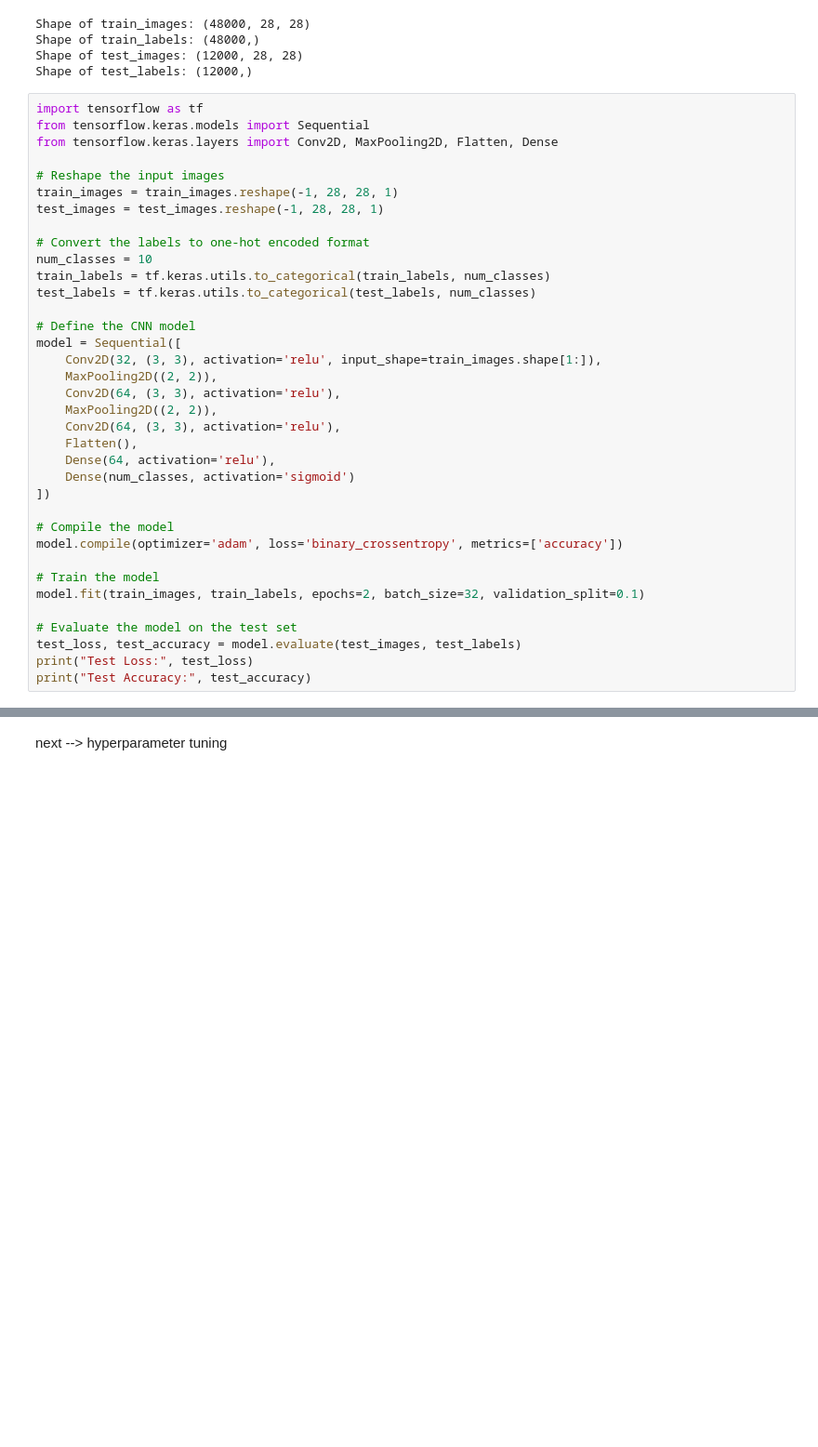
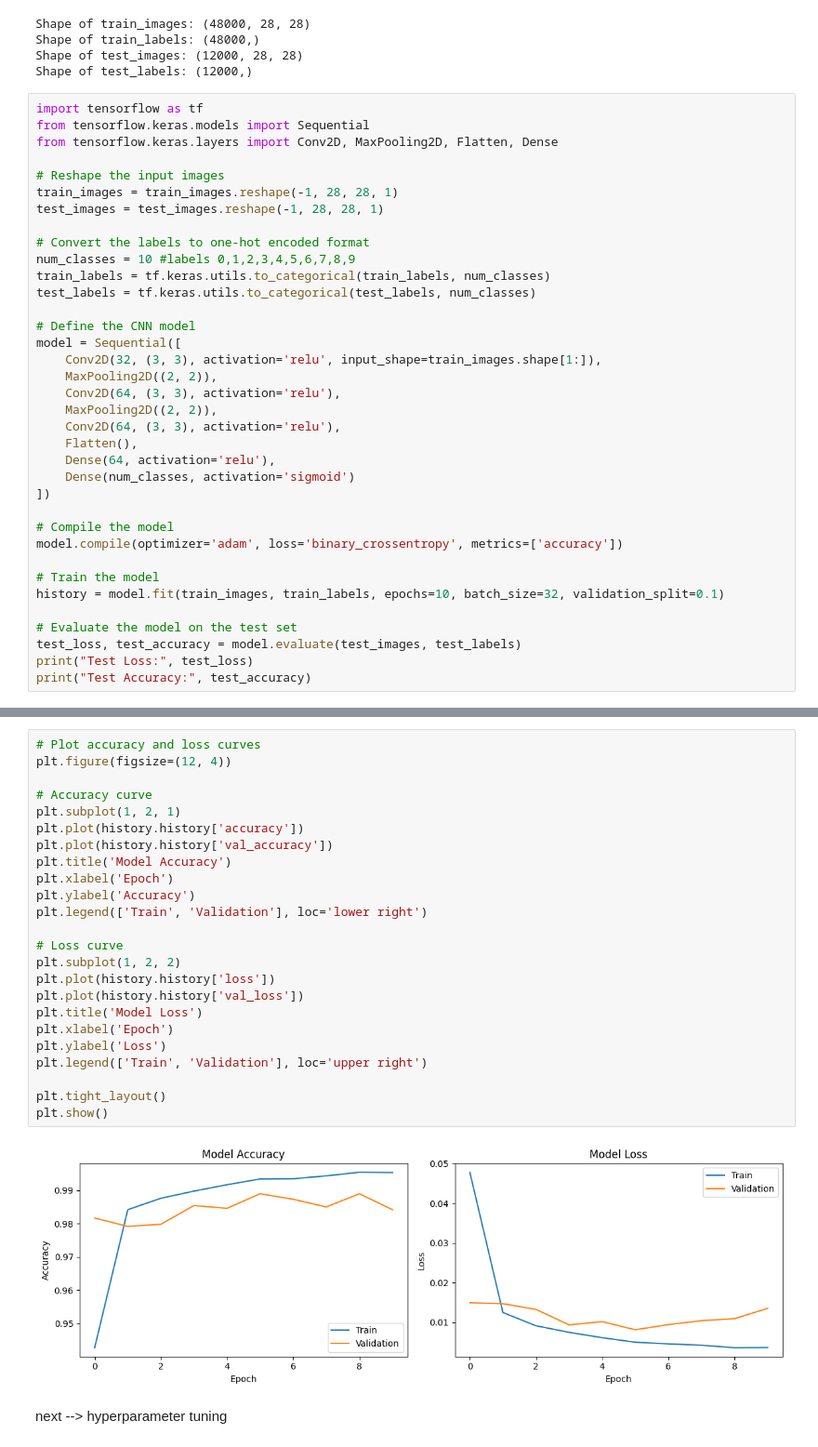
Before and after one commit to SitiAminatus/ModelFit_MNIST_by_Kaggle, a Jupyter notebook: ModelFit_MNIST.ipynb, the cells around one changed output, grey strips where cells are left out. Shown at 93% size. Drawn from its saved outputs; the diff is of its cells as text; blank space fills up the shorter version.

```diff
--- a/ModelFit_MNIST.ipynb
+++ b/ModelFit_MNIST.ipynb
@@ -141,7 +141,7 @@ train_images = train_images.reshape(-1, 28, 28, 1)
 test_images = test_images.reshape(-1, 28, 28, 1)
 
 # Convert the labels to one-hot encoded format
-num_classes = 10
+num_classes = 10 #labels 0,1,2,3,4,5,6,7,8,9
 train_labels = tf.keras.utils.to_categorical(train_labels, num_classes)
 test_labels = tf.keras.utils.to_categorical(test_labels, num_classes)
 
@@ -161,7 +161,7 @@ model = Sequential([
 model.compile(optimizer='adam', loss='binary_crossentropy', metrics=['accuracy'])
 
 # Train the model
-model.fit(train_images, train_labels, epochs=2, batch_size=32, validation_split=0.1)
+history = model.fit(train_images, train_labels, epochs=10, batch_size=32, validation_split=0.1)
 
 # Evaluate the model on the test set
 test_loss, test_accuracy = model.evaluate(test_images, test_labels)
@@ -178,2 +188,28 @@ Test Accuracy: 0.9838333129882812
+# %%
+# Plot accuracy and loss curves
+plt.figure(figsize=(12, 4))
+
+# Accuracy curve
+plt.subplot(1, 2, 1)
+plt.plot(history.history['accuracy'])
+plt.plot(history.history['val_accuracy'])
+plt.title('Model Accuracy')
+plt.xlabel('Epoch')
+plt.ylabel('Accuracy')
+plt.legend(['Train', 'Validation'], loc='lower right')
+
+# Loss curve
+plt.subplot(1, 2, 2)
+plt.plot(history.history['loss'])
+plt.plot(history.history['val_loss'])
+plt.title('Model Loss')
+plt.xlabel('Epoch')
+plt.ylabel('Loss')
+plt.legend(['Train', 'Validation'], loc='upper right')
+
+plt.tight_layout()
+plt.show()
+# %% [output]
+[figure, added]
 # %% [markdown]
 next --> hyperparameter tuning
```
Also changed, not shown: parts of 2 cells of this notebook.
